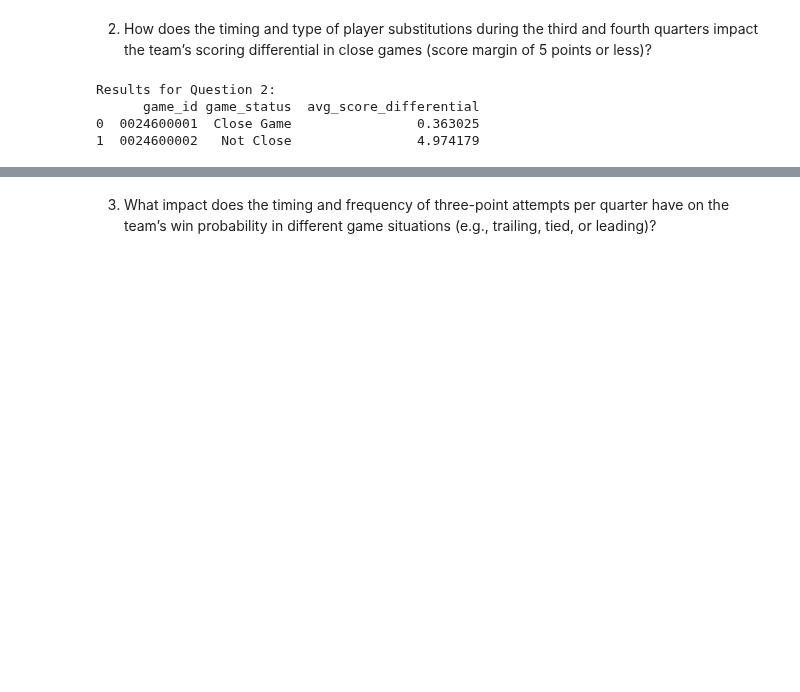
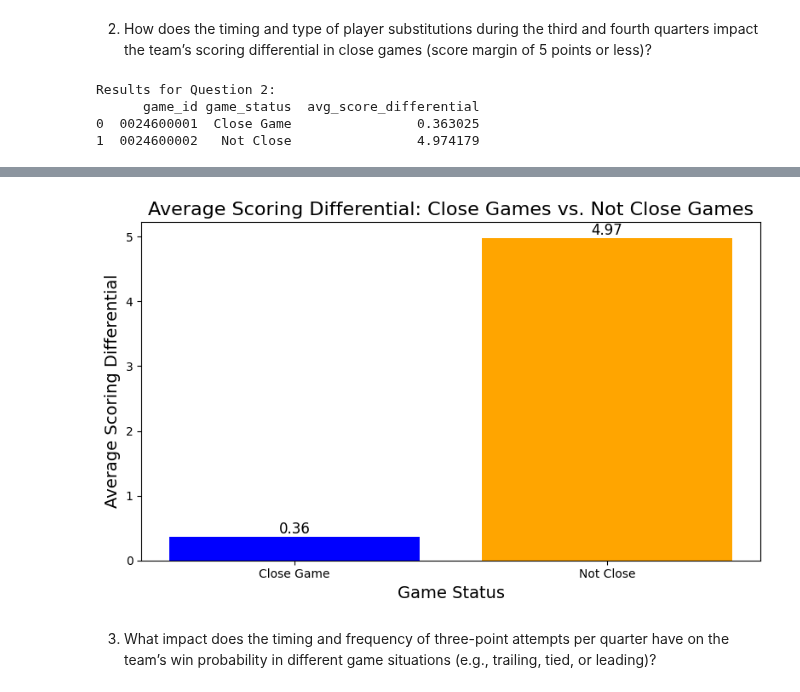
Before and after one commit to thezachdrake/UMD-INST627-Fall2024, a Jupyter notebook: nadvi_testing.ipynb, the cells around one changed output, grey strips where cells are left out. Saved outputs shown, nothing was run; the diff lists cells and outputs as text; code cells hidden in the pictures; blank space fills up the shorter version.

```diff
--- a/nadvi_testing.ipynb
+++ b/nadvi_testing.ipynb
@@ -402,3 +485,24 @@ Results for Question 2:
+# %%
+import matplotlib.pyplot as plt
+
+# Plotting the bar chart
+plt.figure(figsize=(8, 5))
+plt.bar(result['game_status'], result['avg_score_differential'], color=['blue', 'orange'])
+
+# Adding titles and labels
+plt.title("Average Scoring Differential: Close Games vs. Not Close Games", fontsize=16)
+plt.xlabel("Game Status", fontsize=14)
+plt.ylabel("Average Scoring Differential", fontsize=14)
+
+# Adding data labels
+for i, value in enumerate(result['avg_score_differential']):
+    plt.text(i, value, f"{value:.2f}", ha='center', va='bottom', fontsize=12)
+
+# Display the plot
+plt.tight_layout()
+plt.show()
+# %% [output]
+[figure, added]
 # %% [markdown]
 3. What impact does the timing and frequency of three-point attempts per quarter have on the team’s win probability in different game situations (e.g., trailing, tied, or leading)?
 # %%
```
Also changed, not shown: parts of 20 cells of this notebook.
